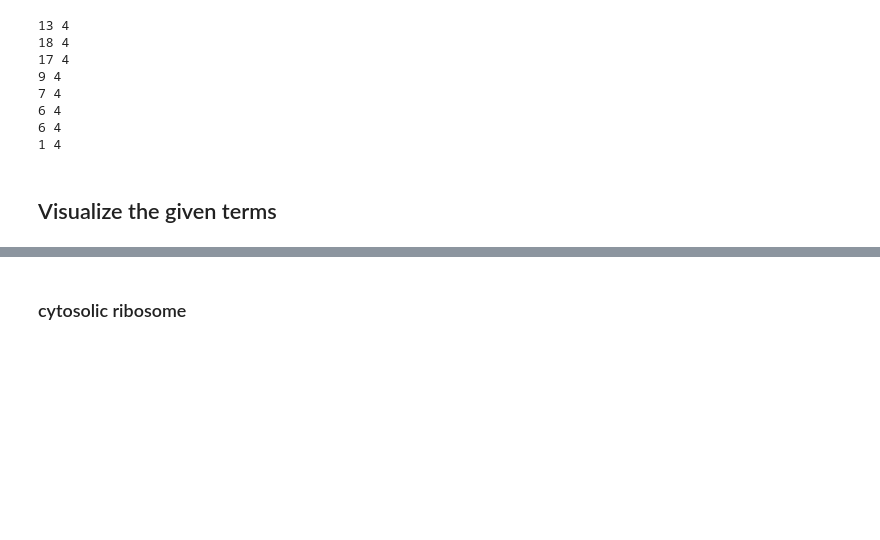
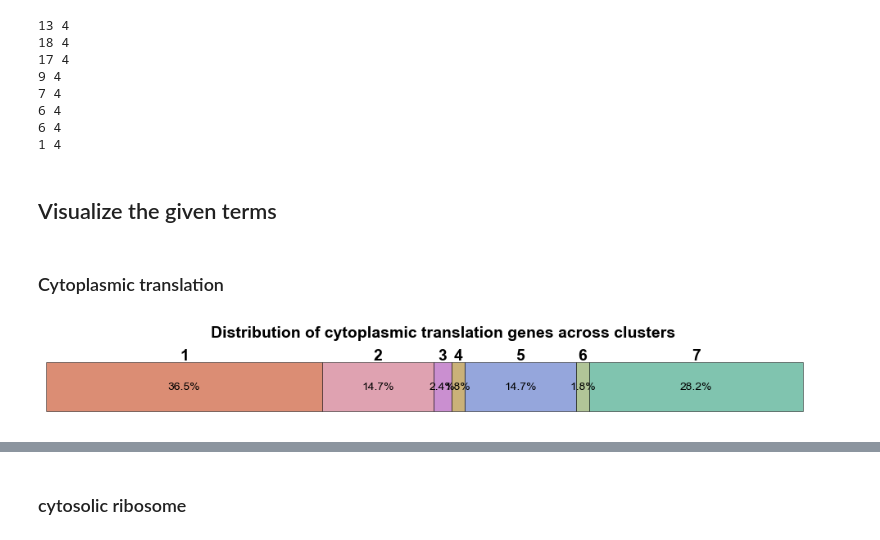
Before and after one commit to DIT-HAP/DIT_HAP_pipeline, a Jupyter notebook: workflow/notebooks/comprehensive_enrichment_analysis.ipynb, the cells around one changed output, grey strips where cells are left out. Cells and saved outputs as stored; diff of their text form; code cells hidden in the pictures; blank space fills up the shorter version.

```diff
--- a/workflow/notebooks/comprehensive_enrichment_analysis.ipynb
+++ b/workflow/notebooks/comprehensive_enrichment_analysis.ipynb
@@ -840,5 +934,5 @@ cluster_coverage_df
 # %%
-# kept_go_ns_enrichment_df = pd.read_excel(Path(CONFIG["output_dir"])/"selected_go_enrichment_summary_kmeans64mergedto8clusters.xlsx", sheet_name="manually_selected_go_summary")
+kept_go_ns_enrichment_df = pd.read_excel(Path(CONFIG["output_dir"])/"selected_go_enrichment_summary_kmeans64mergedto7clusters.xlsx", sheet_name="manually_selected_go_summary")
 # %%
 # selected_bp_summary = pd.read_excel(Path(CONFIG["output_dir"])/"manually_selected_go_enrichment_summary_with_revigo_for_manually_selecting_kmeans64mergedto8clusters.xlsx", sheet_name="go_BP")
 # selected_cc_summary = pd.read_excel(Path(CONFIG["output_dir"])/"manually_selected_go_enrichment_summary_with_revigo_for_manually_selecting_kmeans64mergedto8clusters.xlsx", sheet_name="go_CC")
@@ -1595 +1690,58 @@ genes2cluster = dict(zip(input_data["Name"], input_data["revised_cluster"]))
 gene_features_with_SOGs["cluster"] = gene_features_with_SOGs["Gene_name"].map(genes2cluster)
+# %% [markdown]
+### Cytoplasmic translation
+# %%
+cytoplasmic_tranlsation_pop_items = kept_go_ns_enrichment_df.query("NS == 'BP' and name == 'cytoplasmic translation'")["pop_items"].iloc[0]
+covered_cytoplasmic_tranlsation_genes = cytoplasmic_tranlsation_pop_items.split(",")
+cytoplasmic_tranlsation_gene_data = input_data_with_gene_features.query("Name in @covered_cytoplasmic_tranlsation_genes").copy()
+# %%
+with pd.ExcelWriter(CONFIG["output_dir"] + "/cytoplasmic_translation_genes.xlsx") as writer:
+    cytoplasmic_tranlsation_gene_data.to_excel(writer, sheet_name="cytoplasmic_translation_genes", index=False)
+    for cluster, cluster_genes in cytoplasmic_tranlsation_gene_data.groupby("revised_cluster"):
+        cluster_genes.to_excel(writer, sheet_name=f"cluster_{cluster}", index=False)
+# %%
+# Calculate percentage of cytoplasmic translation genes in each cluster
+cluster_counts = cytoplasmic_tranlsation_gene_data.groupby("revised_cluster").size()
+cluster_percentages = (cluster_counts / cluster_counts.sum() * 100).fillna(0)
+
+# Create horizontal stacked bar plot
+fig, ax = plt.subplots(figsize=(10, 1.5))
+
+# Calculate the cumulative percentages for stacking
+cumulative_percentages = cluster_percentages.cumsum()
+left_values = cumulative_percentages.shift(1).fillna(0)
+
+# Create horizontal stacked bars
+bars = []
+for i, (cluster, percentage) in enumerate(cluster_percentages.items()):
+    if percentage > 0:
+        bar = ax.barh(0, percentage, left=left_values.iloc[i],
+                     color=colors7[i], alpha=0.7, edgecolor='black', linewidth=0.5,
+                     label=f'Cluster {int(cluster)}')
+        bars.append(bar)
+
+        # Add cluster number and percentage labels in the middle of each segment
+        ax.text(left_values.iloc[i] + percentage/2, 0,
+                f'{percentage:.1f}%', ha='center', va='center', fontsize=10)
+        ax.text(left_values.iloc[i] + percentage/2, 0.5,
+                f'{int(cluster)}', ha='center', va='center', fontsize=14, fontweight="bold")
+
+ax.set_ylim(-0.5, 0.5)
+# ax.set_xlabel('Percentage of cytoplasmic translation genes', fontsize=12)
+ax.set_title('Distribution of cytoplasmic translation genes across clusters', fontsize=14, y=1.2)
+ax.tick_params(axis='both', labelsize=11)
+ax.set_xlim(0, cumulative_percentages.iloc[-1] * 1.05)
+ax.set_yticks([])
+ax.set_xticks([])
+
+# Hide all spines
+ax.spines['top'].set_visible(False)
+ax.spines['right'].set_visible(False)
+ax.spines['bottom'].set_visible(False)
+ax.spines['left'].set_visible(False)
+
+plt.tight_layout()
+plt.show()
+plt.close()
+# %% [output]
+[figure, added]
```
Also changed, not shown: parts of 12 cells of this notebook, 12 other files.
